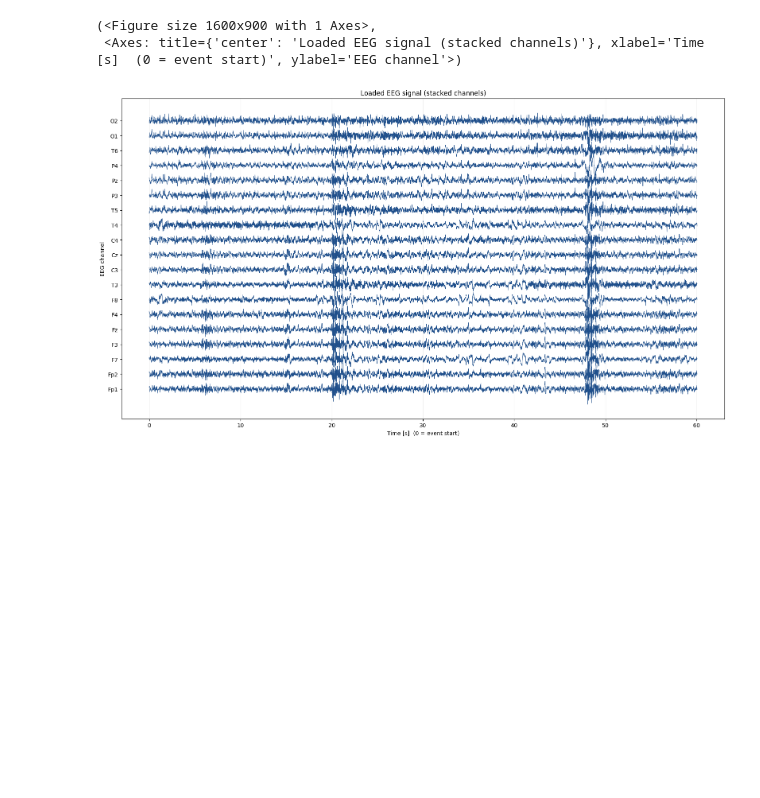
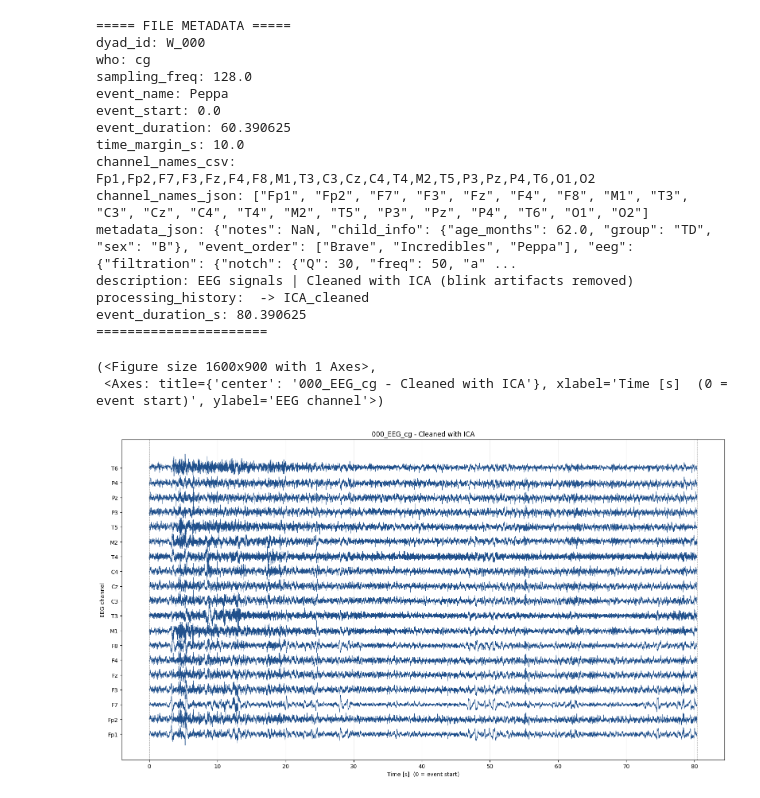
Before and after one commit to SYNCC-IN/hyperscanning-signal-analysis, a Jupyter notebook: scripts/ICA_preprocessing.ipynb, the cells around one changed output. Cells and saved outputs as stored; diff of their text form; code cells hidden in the pictures; blank space fills up the shorter version.

```diff
--- a/scripts/ICA_preprocessing.ipynb
+++ b/scripts/ICA_preprocessing.ipynb
@@ -96,9 +160,44 @@ Saving cleaned signals to: C:\Users\matit\Studia\Magisterka\SYNCCIN\hyperscannin
 # %%
-# Przykładowe wczytanie sygnaów po ICA z folderu cleaned_signals_folder
-ncdf_path = os.path.join(cleaned_signals_folder, 'W_001_EEG_cg_Incredibles_cleaned.nc')
-signals, channel_names, fs, time_s, event_duration_s = load_eeg_signals(ncdf_path)
-plot_loaded_eeg_signals(time_s, signals, channel_names)
+file = "W_000_EEG_cg_Peppa_cleaned.nc"
+
+ncdf_path = os.path.join(cleaned_signals_folder, file[:5], file)
+
+with xr.open_dataarray(ncdf_path) as da:
+    print("===== FILE METADATA =====")
+    for key, value in da.attrs.items():
+        print(f"{key}: {value}")
+    print("======================\n")
+
+    signals = da.values.T.copy()
+    time_s = da.coords['time'].values.copy()
+    channel_names = da.coords['channel'].values.tolist()
+
+    fs = float(da.attrs['sampling_freq'])
+    event_duration_s = float(da.attrs['event_duration_s'])
+
+plot_loaded_eeg_signals(
+    time_s=time_s,
+    signals=signals,
+    channel_names=channel_names,
+    event_duration_s=event_duration_s,
+    title=f"{'_'.join(file.split('_')[1:4])} - Cleaned with ICA"
+)
 # %% [output]
-(<Figure size 1600x900 with 1 Axes>,
- <Axes: title={'center': 'Loaded EEG signal (stacked channels)'}, xlabel='Time [s]  (0 = event start)', ylabel='EEG channel'>)
+===== FILE METADATA =====
+dyad_id: W_000
+who: cg
+sampling_freq: 128.0
+event_name: Peppa
+event_start: 0.0
+event_duration: 60.390625
+time_margin_s: 10.0
+channel_names_csv: Fp1,Fp2,F7,F3,Fz,F4,F8,M1,T3,C3,Cz,C4,T4,M2,T5,P3,Pz,P4,T6,O1,O2
+channel_names_json: ["Fp1", "Fp2", "F7", "F3", "Fz", "F4", "F8", "M1", "T3", "C3", "Cz", "C4", "T4", "M2", "T5", "P3", "Pz", "P4", "T6", "O1", "O2"]
+metadata_json: {"notes": NaN, "child_info": {"age_months": 62.0, "group": "TD", "sex": "B"}, "event_order": ["Brave", "Incredibles", "Peppa"], "eeg": {"filtration": {"notch": {"Q": 30, "freq": 50, "a" ...
+description: EEG signals | Cleaned with ICA (blink artifacts removed)
+processing_history:  -> ICA_cleaned
+event_duration_s: 80.390625
+======================
+(<Figure size 1600x900 with 1 Axes>,
+ <Axes: title={'center': '000_EEG_cg - Cleaned with ICA'}, xlabel='Time [s]  (0 = event start)', ylabel='EEG channel'>)
-[figure, old version]
+[figure, new version]
```
Also changed, not shown: parts of 6 cells of this notebook, 1 other file.
